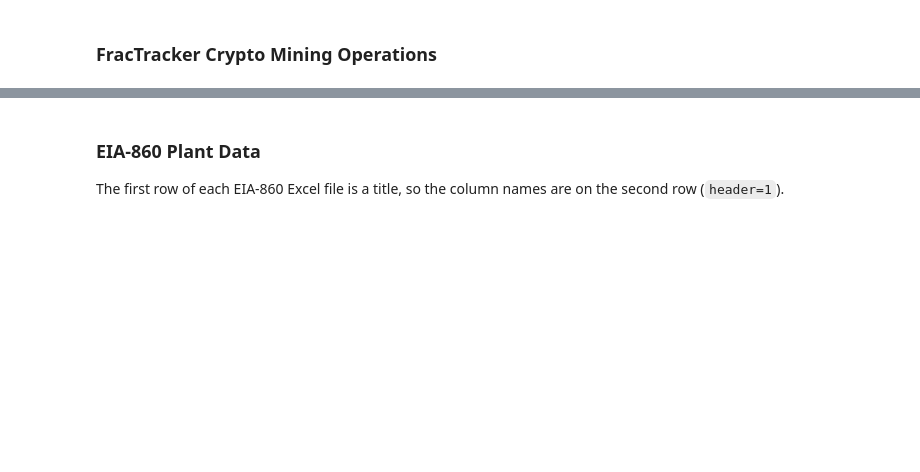
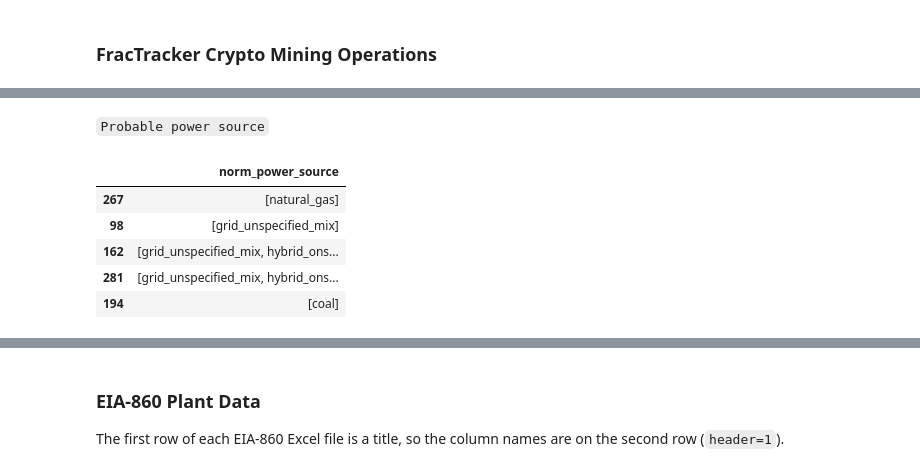
Before and after one commit to matthewchess/siads696, a Jupyter notebook: 02-data-cleaning.ipynb, the cells around one changed output, grey strips where cells are left out. Cells and saved outputs as stored; diff of their text form; code cells hidden in the pictures; blank space fills up the shorter version.

```diff
--- a/02-data-cleaning.ipynb
+++ b/02-data-cleaning.ipynb
@@ -203,0 +310,63 @@ crypto.describe(include="all").T
+# %% [markdown]
+`Probable power source`
+# %%
+# Reuse power sources from FracTracker data centers
+power_sources = [
+    "batteries", "biomass", "coal", "fuel_cells",
+    "geothermal", "grid_unspecified_mix", "hybrid_onsite_and_grid",
+    "hydroelectric", "natural_gas", "nuclear", "oil_diesel",
+    "renewable", "solar", "wind"
+]
+
+# Mapping given sources to predefined power sources
+def normalize_sources(source):
+    if pd.isna(source):
+        return []
+
+    source = source.lower()
+    found_sources = set()
+
+    # Keyword mappings
+    keyword_map = {
+        "battery": "batteries",
+        "biomass": "biomass",
+        "coal": "coal",
+        "fuel cell": "fuel_cells",
+        "geothermal": "geothermal",
+        "hydro": "hydroelectric",
+        "gas": "natural_gas",
+        "nuclear": "nuclear",
+        "diesel": "oil_diesel",
+        "oil": "oil_diesel",
+        "solar": "solar",
+        "wind": "wind",
+        "renewable": "renewable",
+        "wte": "renewable",
+    }
+
+    for keyword, category in keyword_map.items():
+        if keyword in source:
+            found_sources.add(category)
+
+    # Grid
+    if "grid" in source:
+        found_sources.add("grid_unspecified_mix")
+
+    # Grid + another identified source = hybrid
+    non_grid_sources = found_sources - {"grid_unspecified_mix"}
+
+    if "grid_unspecified_mix" in found_sources and non_grid_sources:
+        found_sources.add("hybrid_onsite_and_grid")
+
+    return sorted(found_sources)
+
+
+crypto["norm_power_source"] = crypto["Probable power source"].apply(normalize_sources)
+crypto.loc[crypto["norm_power_source"].str.len() > 0][["norm_power_source"]].sample(5)
+# %% [output]
+|  | norm_power_source |
+| 267 | [natural_gas] |
+| 98 | [grid_unspecified_mix] |
+| 162 | [grid_unspecified_mix, hybrid_ons... |
+| 281 | [grid_unspecified_mix, hybrid_ons... |
+| 194 | [coal] |
```
Also changed, not shown: parts of 36 cells of this notebook.
